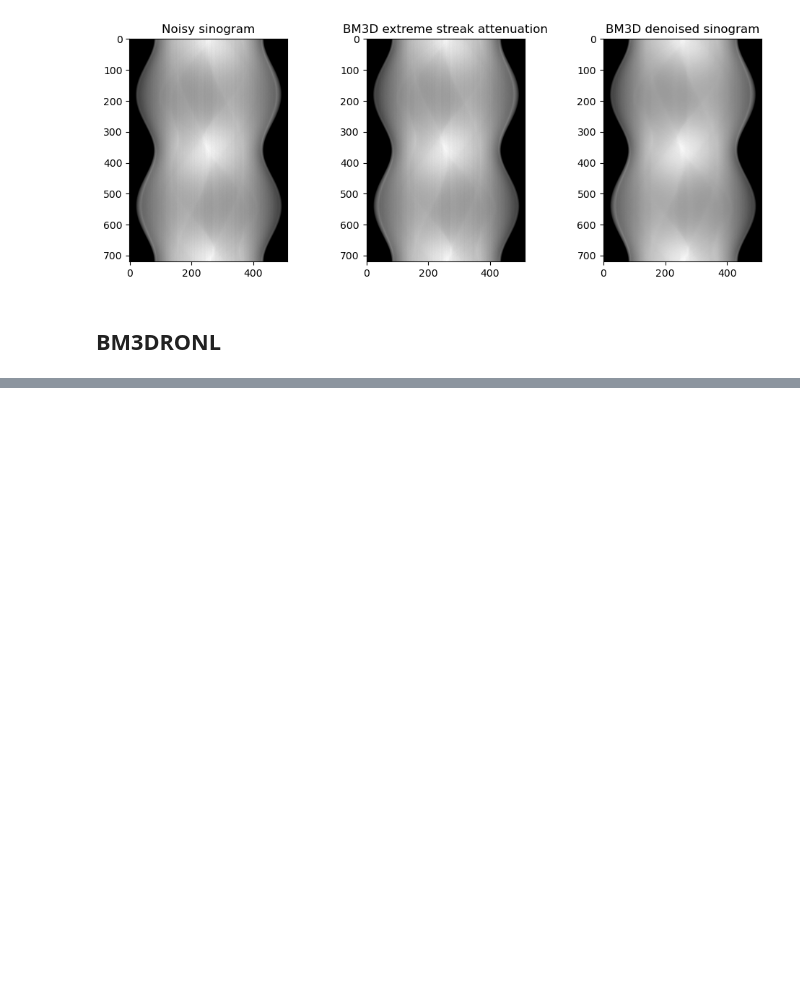
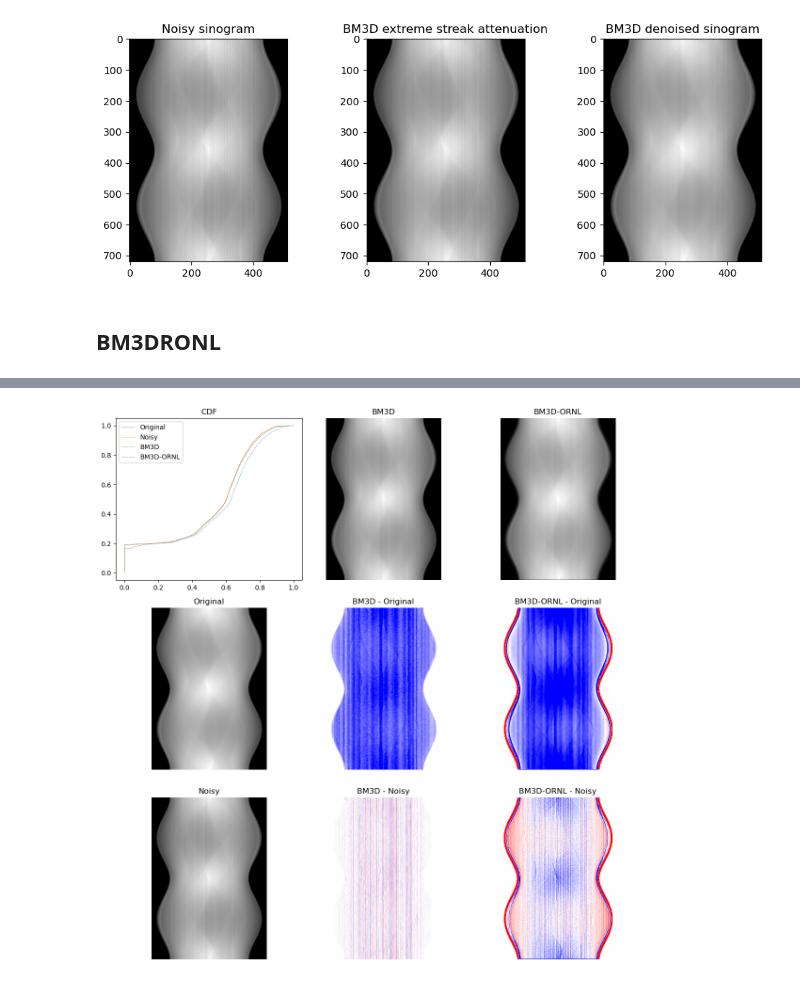
Before and after one commit to ornlneutronimaging/bm3dornl, a Jupyter notebook: notebooks/example.ipynb, the cells around one changed output, grey strips where cells are left out. Drawn from its saved outputs; the diff is of its cells as text; code cells hidden in the pictures; blank space fills up the shorter version.

```diff
--- a/notebooks/example.ipynb
+++ b/notebooks/example.ipynb
@@ -24,7 +24,7 @@ from bm3dornl.phantom import (
 # define image size
 image_size = 512  # smaller size runs faster on local machine, large number means wider image
 scan_step = 0.5  # deg, smaller number means taller image
-detector_gain_range=(0.98, 1.02)  # variation along detector width
+detector_gain_range=(0.97, 1.03)  # variation along detector width
 detector_gain_error=0.01  # variation along time/rotation
 # %%
 %%time
@@ -41,6 +41,9 @@ sino_org, thetas_deg = generate_sinogram(
     scan_step=scan_step,
     )
 
+# rescale sinogram to [0, 1]
+sino_org = (sino_org - sino_org.min()) / (sino_org.max() - sino_org.min())
+
 # add detector gain error
 sino_noisy, detector_gain = simulate_detector_gain_error(
     sinogram=sino_org,
@@ -175,0 +161,81 @@ plt.show()
+# %%
+# Visualization of the results
+# note: this is a composite visualization for sino_org, sino_noisy, sino_bm3d, and sino_bm3dornl
+# ------------------------------------
+# top: CDF, bm3d, bm3dornl
+# middle: org, bm3d-org, bm3dornl-org
+# bottom: noisy, bm3d-noisy, bm3dornl-noisy
+# ------------------------------------
+# - CDF: Cumulative Distribution Function, including sino_org, sino_noisy, sino_bm3d, and sino_bm3dornl
+# - All diff images are using cmap=bwr, and share the same vmin, vmax calculated from bm3d-noisy
+
+fig, axs = plt.subplots(3, 3, figsize=(12, 12))
+
+val_cap = np.absolute(sino_bm3d - sino_noisy).max()
+
+print(f'val_cap: {val_cap}')
+
+# top row
+# - CDF
+# compute cdf for sino_org, sino_noisy, sino_bm3d, and sino_bm3dornl
+# cdf_org
+cdf_org_sorted = np.sort(sino_org.flatten())
+p_org = 1. * np.arange(len(cdf_org_sorted)) / (len(cdf_org_sorted) - 1)
+# cdf_noisy
+cdf_noisy_sorted = np.sort(sino_noisy.flatten())
+p_noisy = 1. * np.arange(len(cdf_noisy_sorted)) / (len(cdf_noisy_sorted) - 1)
+# cdf_bm3d
+cdf_bm3d_sorted = np.sort(sino_bm3d.flatten())
+p_bm3d = 1. * np.arange(len(cdf_bm3d_sorted)) / (len(cdf_bm3d_sorted) - 1)
+# cdf_bm3dornl
+cdf_bm3dornl_sorted = np.sort(sino_bm3dornl.flatten())
+p_bm3dornl = 1. * np.arange(len(cdf_bm3dornl_sorted)) / (len(cdf_bm3dornl_sorted) - 1)
+# plot
+axs[0, 0].plot(cdf_org_sorted, p_org, label='Original', linestyle='--', linewidth=0.5)
+axs[0, 0].plot(cdf_noisy_sorted, p_noisy, label='Noisy', linestyle='--', linewidth=0.5)
+axs[0, 0].plot(cdf_bm3d_sorted, p_bm3d, label='BM3D', linestyle='--', linewidth=0.5)
+axs[0, 0].plot(cdf_bm3dornl_sorted, p_bm3dornl, label='BM3D-ORNL', linestyle='--', linewidth=0.5)
+axs[0, 0].set_title('CDF')
+axs[0, 0].legend()
+# - BM3D
+axs[0, 1].imshow(sino_bm3d, cmap='gray')
+axs[0, 1].set_title('BM3D')
+axs[0, 1].axis('off')
+# - BM3D-ORNL
+axs[0, 2].imshow(sino_bm3dornl, cmap='gray')
+axs[0, 2].set_title('BM3D-ORNL')
+axs[0, 2].axis('off')
+
+# middle row
+# - Original
+axs[1, 0].imshow(sino_org, cmap='gray')
+axs[1, 0].set_title('Original')
+axs[1, 0].axis('off')
+# - BM3D - Original
+axs[1, 1].imshow(sino_bm3d - sino_org, cmap='bwr', vmin=-val_cap, vmax=val_cap)
+axs[1, 1].set_title('BM3D - Original')
+axs[1, 1].axis('off')
+# - BM3D-ORNL - Original
+axs[1, 2].imshow(sino_bm3dornl - sino_org, cmap='bwr', vmin=-val_cap, vmax=val_cap)
+axs[1, 2].set_title('BM3D-ORNL - Original')
+axs[1, 2].axis('off')
+
+# bottom row
+# - Noisy
+axs[2, 0].imshow(sino_noisy, cmap='gray')
+axs[2, 0].set_title('Noisy')
+axs[2, 0].axis('off')
+# - BM3D - Noisy
+axs[2, 1].imshow(sino_bm3d - sino_noisy, cmap='bwr', vmin=-val_cap, vmax=val_cap)
+axs[2, 1].set_title('BM3D - Noisy')
+axs[2, 1].axis('off')
+# - BM3D-ORNL - Noisy
+axs[2, 2].imshow(sino_bm3dornl - sino_noisy, cmap='bwr', vmin=-val_cap, vmax=val_cap)
+axs[2, 2].set_title('BM3D-ORNL - Noisy')
+axs[2, 2].axis('off')
+
+fig.tight_layout()
+fig.savefig('bm3d_vs_bm3dornl_sino.png')
+
+plt.show()
+# %% [output]
@@ -175,0 +243 @@ plt.show()
+[figure, added]
```
Also changed, not shown: parts of 9 cells of this notebook.
